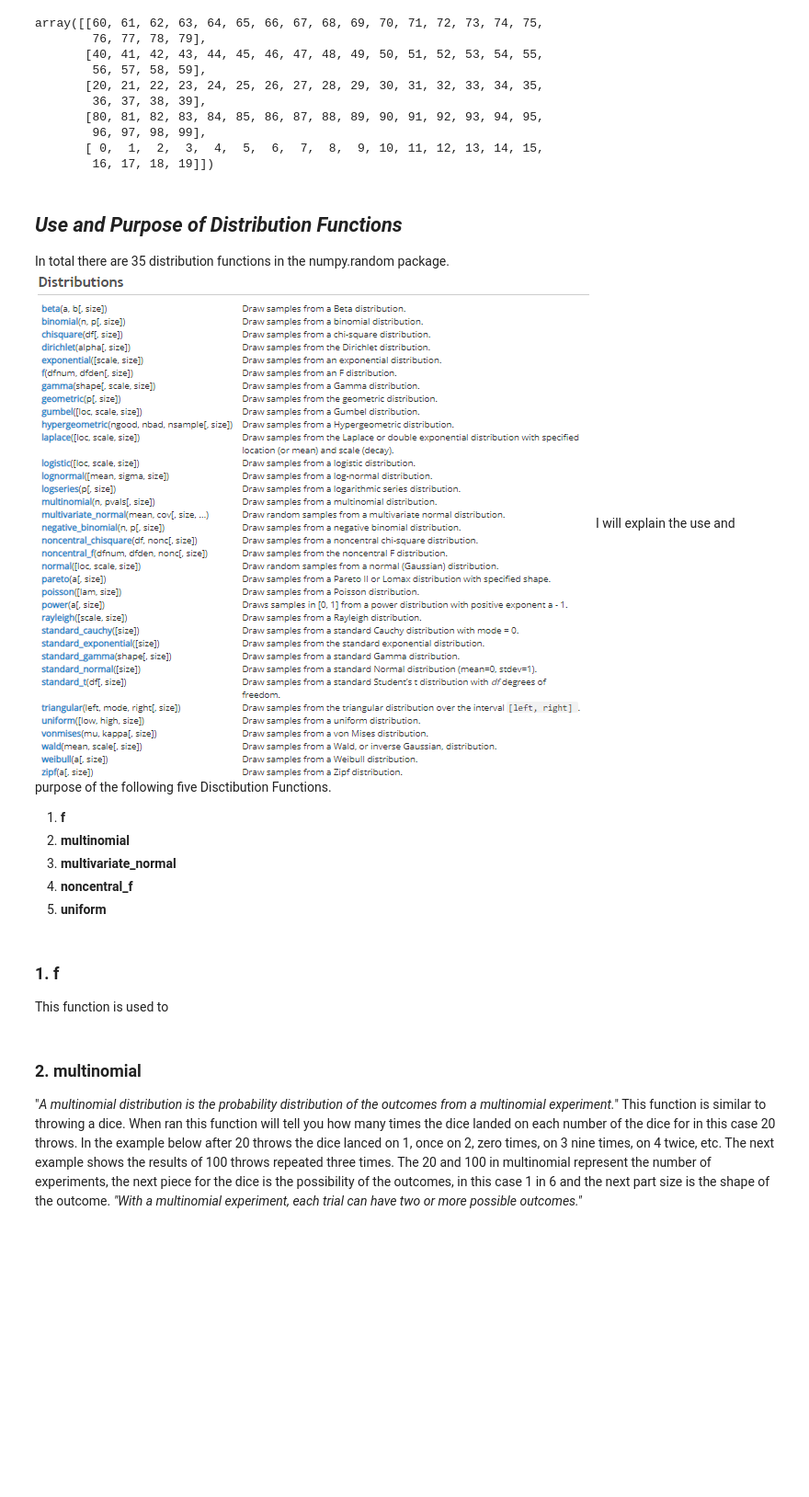
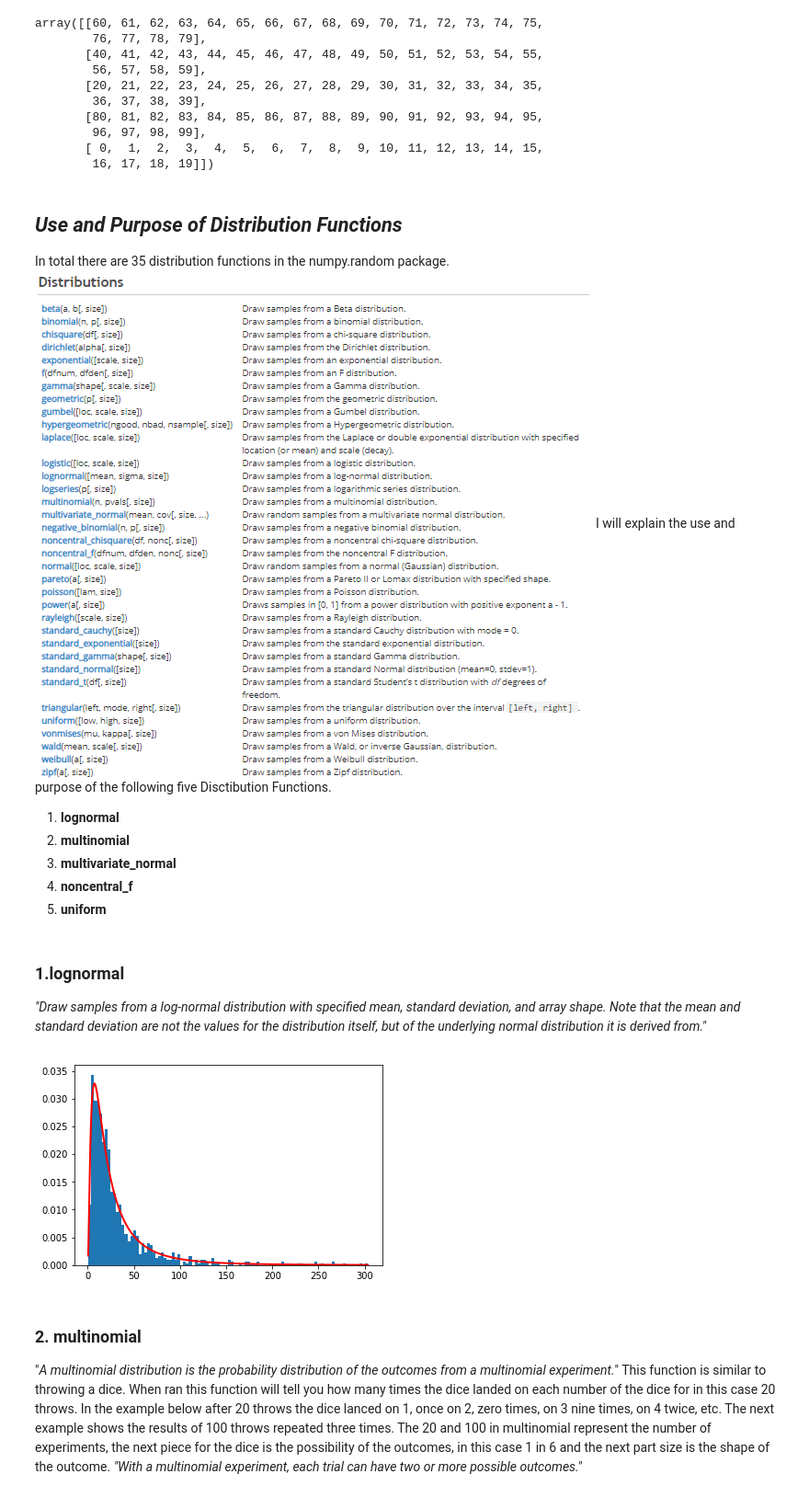
Before and after one commit to LauraBrogan/programming-assignment-2019, a Jupyter notebook: Programming Assignment 2019.ipynb, the cells around one changed output. Shown at 92% size. Saved outputs shown, nothing was run; the diff lists cells and outputs as text; code cells hidden in the pictures; blank space fills up the shorter version.

```diff
--- a/Programming Assignment 2019.ipynb
+++ b/Programming Assignment 2019.ipynb
@@ -98,14 +98,33 @@ array([[60, 61, 62, 63, 64, 65, 66, 67, 68, 69, 70, 71, 72, 73, 74, 75,
 # %% [markdown]
 ## ***Use and Purpose of Distribution Functions***
 In total there are 35 distribution functions in the numpy.random package. ![Distributions.png](attachment:Distributions.png)I will explain the use and purpose of the following five Disctibution Functions.
-1. **f**
+1. **lognormal**
 2. **multinomial**
 3. **multivariate_normal**
 4. **noncentral_f**
 5. **uniform**
-# %% [markdown]
-### 1. f  ###
-This function is used to
+# %% [markdown]
+### 1.lognormal  ###
+
+*"Draw samples from a log-normal distribution with specified mean, standard deviation, and array shape. Note that the mean and standard deviation are not the values for the distribution itself, but of the underlying normal distribution it is derived from."*
+# %%
+mu, sigma = 3., 1. # mean and standard deviation
+s = np.random.lognormal(mu, sigma, 1000)
+
+
+
+import matplotlib.pyplot as plt
+count, bins, ignored = plt.hist(s, 100, density=True, align='mid')
+
+x = np.linspace(min(bins), max(bins), 10000)
+pdf = (np.exp(-(np.log(x) - mu)**2 / (2 * sigma**2))
+      / (x * sigma * np.sqrt(2 * np.pi)))
+
+plt.plot(x, pdf, linewidth=2, color='r')
+plt.axis('tight')
+plt.show()
+# %% [output]
+[figure, added]
 # %% [markdown]
 ### 2. multinomial ###
 
```
Also changed, not shown: parts of 4 cells of this notebook.
